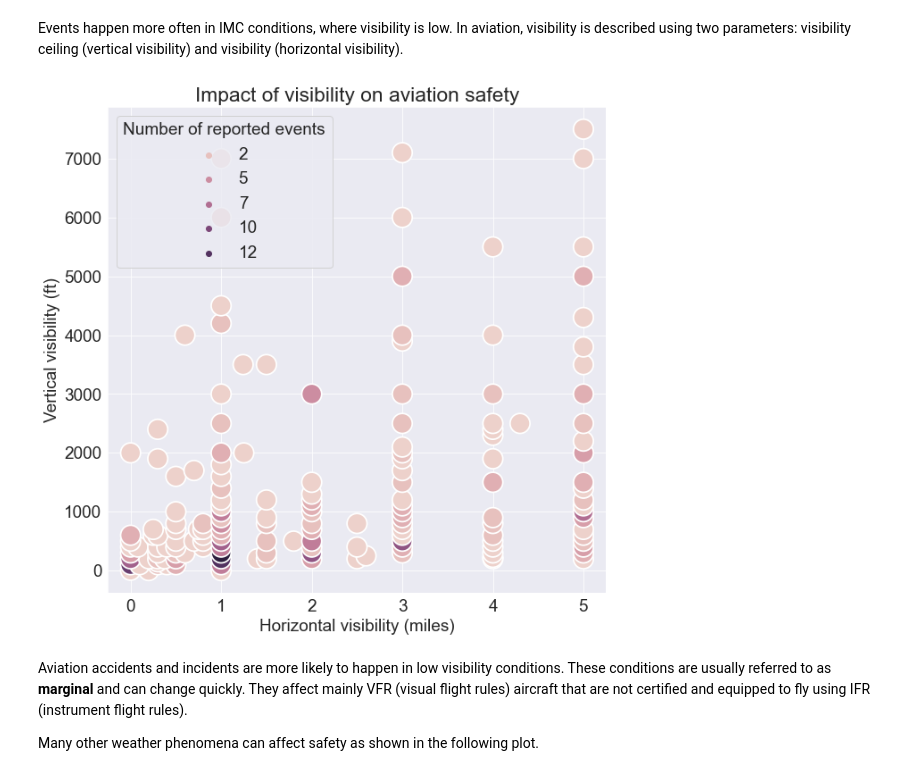
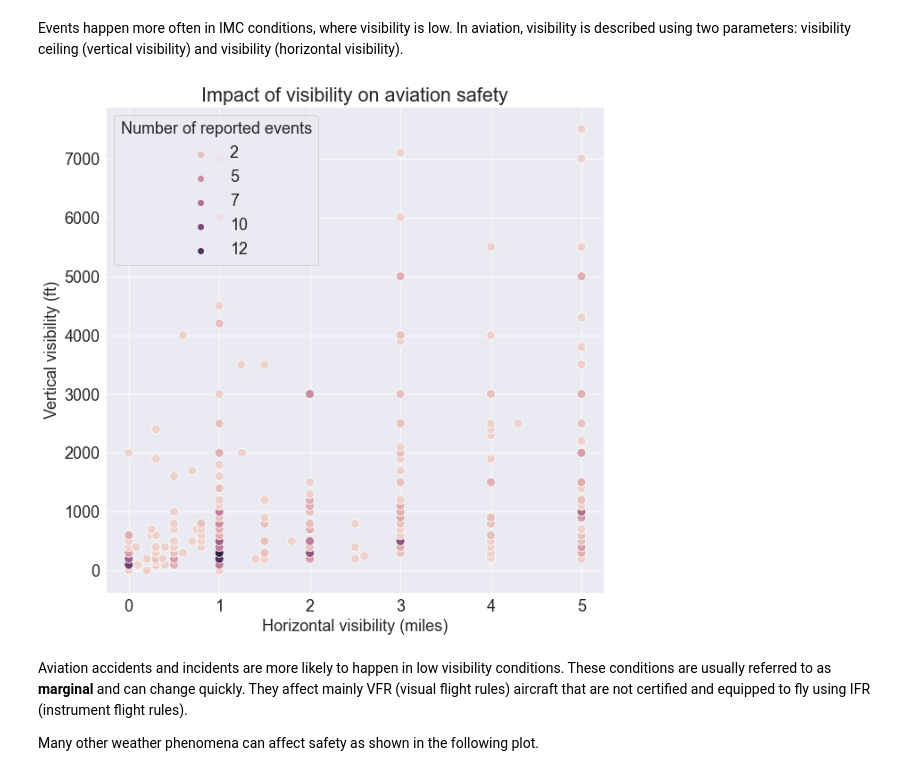
Before and after one commit to zaitrik/canadian_aviation, a Jupyter notebook: canadian_aviation.ipynb, the cells around one changed output. Drawn from its saved outputs; the diff is of its cells as text; code cells hidden in the pictures.

```diff
--- a/canadian_aviation.ipynb
+++ b/canadian_aviation.ipynb
@@ -478,13 +478,13 @@ Events happen more often in IMC conditions, where visibility is low. In aviation
 # %%
 matplotlib.rcParams['figure.figsize'] = (10, 10)
 data = occurence_df[occurence_df['VisibilyCeiling']<8000]
 data = data[data['Visibility']<6]
 data = data.groupby(['VisibilyCeiling','Visibility'])['OccNo'].count()
-fig = sns.scatterplot(y ='VisibilyCeiling',x='Visibility', hue = data.values, data =data,s=500);
+fig = sns.scatterplot(y ='VisibilyCeiling',x='Visibility', hue = data.values, data =data,s=100);
 fig.set(ylabel = 'Vertical visibility (ft)', xlabel = 'Horizontal visibility (miles)', Title='Impact of visibility on aviation safety');
 fig.legend(title='Number of reported events');
 # %% [output]
-[figure, old version]
+[figure, new version]
 # %% [markdown]
 Aviation accidents and incidents are more likely to happen in low visibility conditions. These conditions are usually referred to as **marginal** and can change quickly. They affect mainly VFR (visual flight rules) aircraft that are not certified and equipped to fly using IFR (instrument flight rules).
 
```
Also changed, not shown: parts of 1 cell of this notebook.
